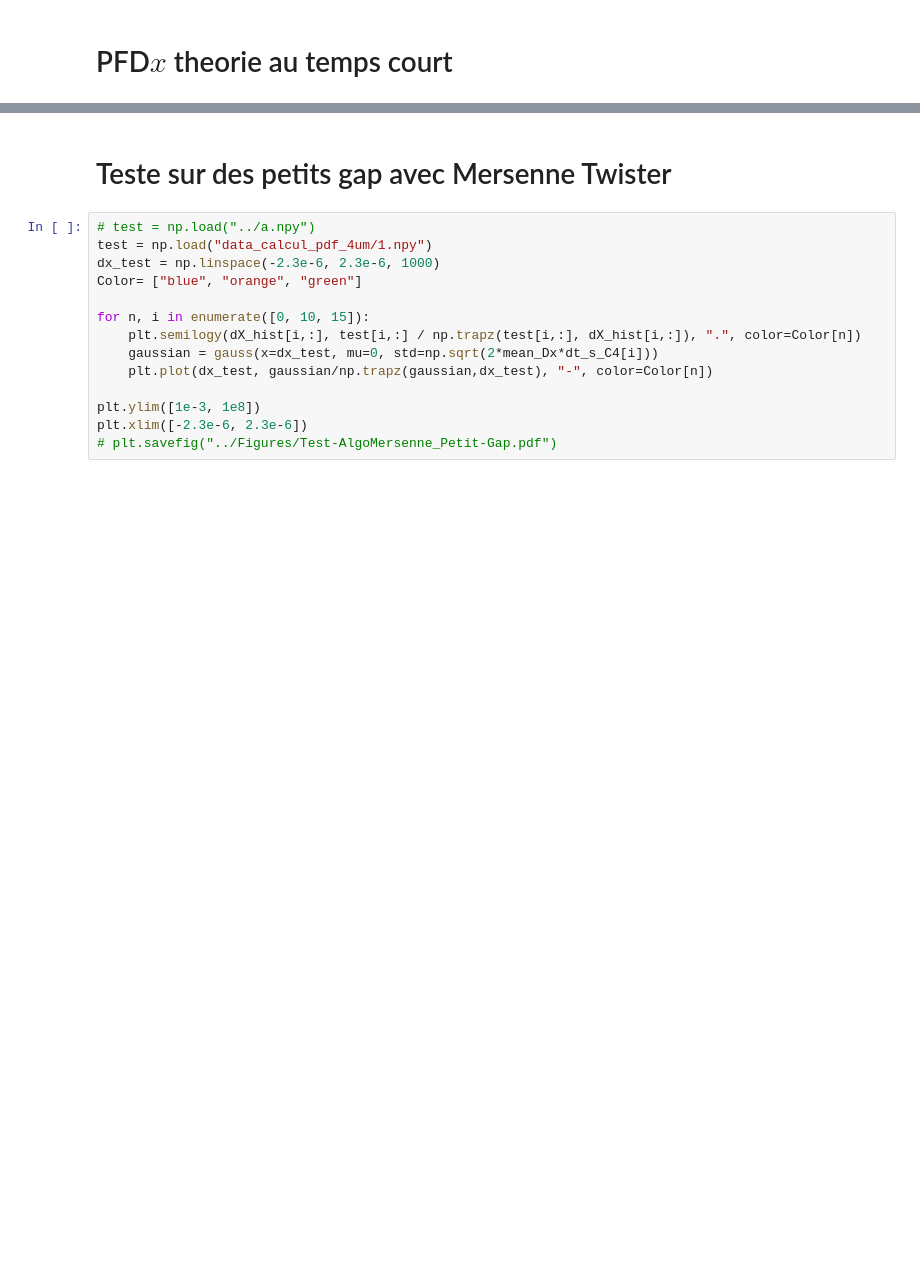
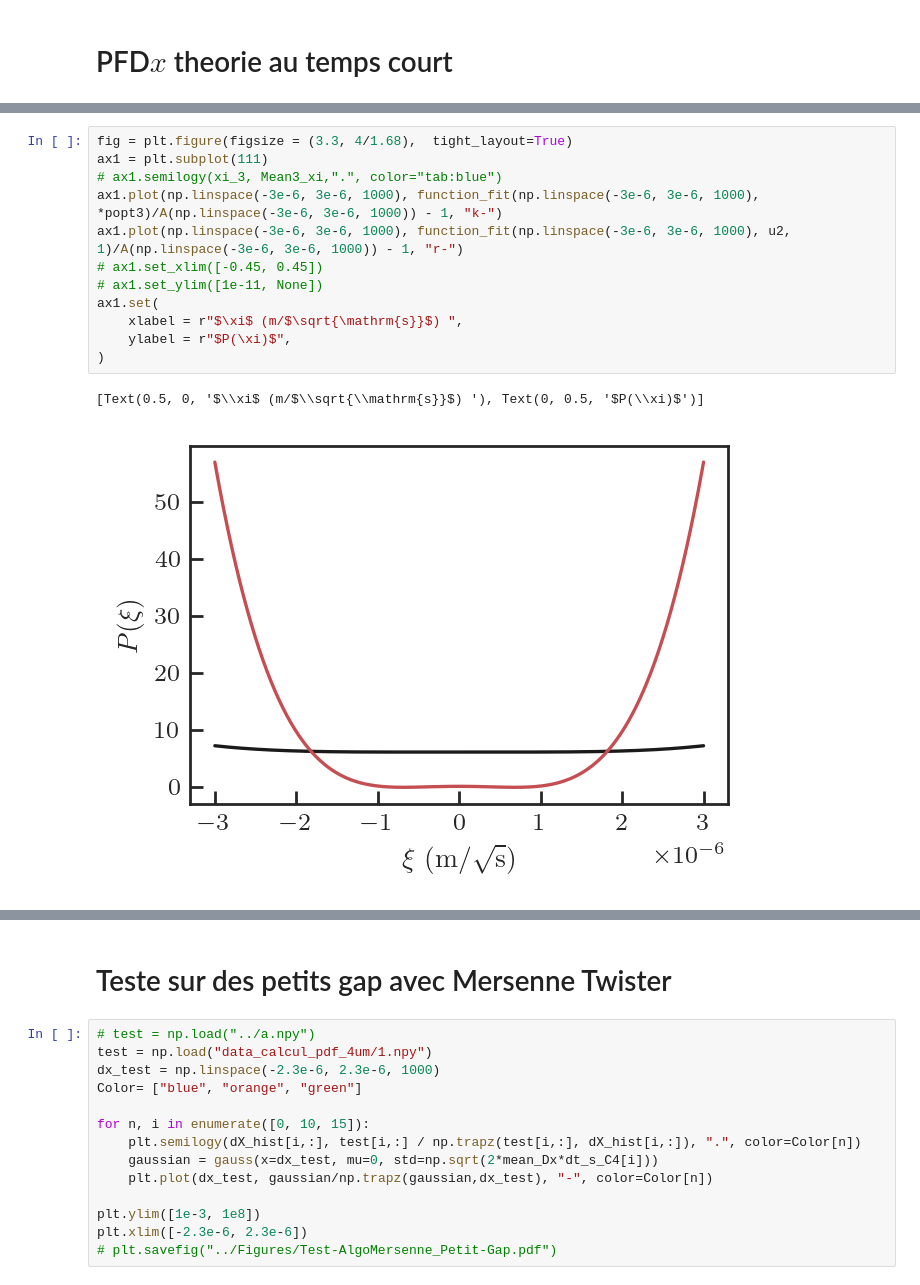
Before and after one commit to ElodieMillan/Brownian-particle-near-wall, a Jupyter notebook: Cumulant4-cas-manips/petit_GAP/Papier_C4_petit-GAP.ipynb, the cells around one changed output, grey strips where cells are left out. Saved outputs shown, nothing was run; the diff lists cells and outputs as text; blank space fills up the shorter version.

```diff
--- a/Cumulant4-cas-manips/petit_GAP/Papier_C4_petit-GAP.ipynb
+++ b/Cumulant4-cas-manips/petit_GAP/Papier_C4_petit-GAP.ipynb
@@ -194 +224,16 @@ for x in range(len(dxx)):
+# %%
+fig = plt.figure(figsize = (3.3, 4/1.68),  tight_layout=True)
+ax1 = plt.subplot(111)
+# ax1.semilogy(xi_3, Mean3_xi,".", color="tab:blue")
+ax1.plot(np.linspace(-3e-6, 3e-6, 1000), function_fit(np.linspace(-3e-6, 3e-6, 1000), *popt3)/A(np.linspace(-3e-6, 3e-6, 1000)) - 1, "k-")
+ax1.plot(np.linspace(-3e-6, 3e-6, 1000), function_fit(np.linspace(-3e-6, 3e-6, 1000), u2, 1)/A(np.linspace(-3e-6, 3e-6, 1000)) - 1, "r-")
+# ax1.set_xlim([-0.45, 0.45])
+# ax1.set_ylim([1e-11, None])
+ax1.set(
+    xlabel = r"$\xi$ (m/$\sqrt{\mathrm{s}}$) ",
+    ylabel = r"$P(\xi)$",
+)
+# %% [output]
+[Text(0.5, 0, '$\\xi$ (m/$\\sqrt{\\mathrm{s}}$) '), Text(0, 0.5, '$P(\\xi)$')]
+[figure, added]
 # %%
```
Also changed, not shown: parts of 14 cells of this notebook, 11 other files.
